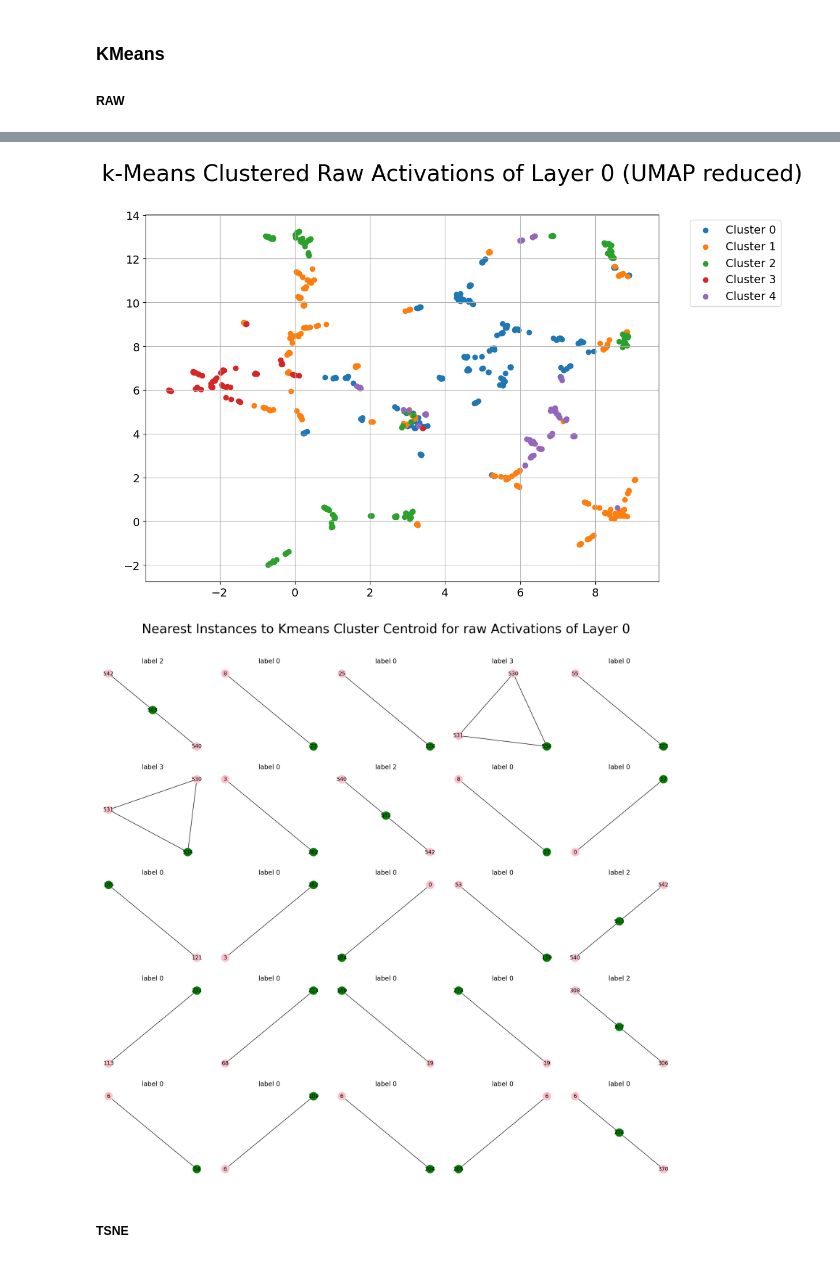
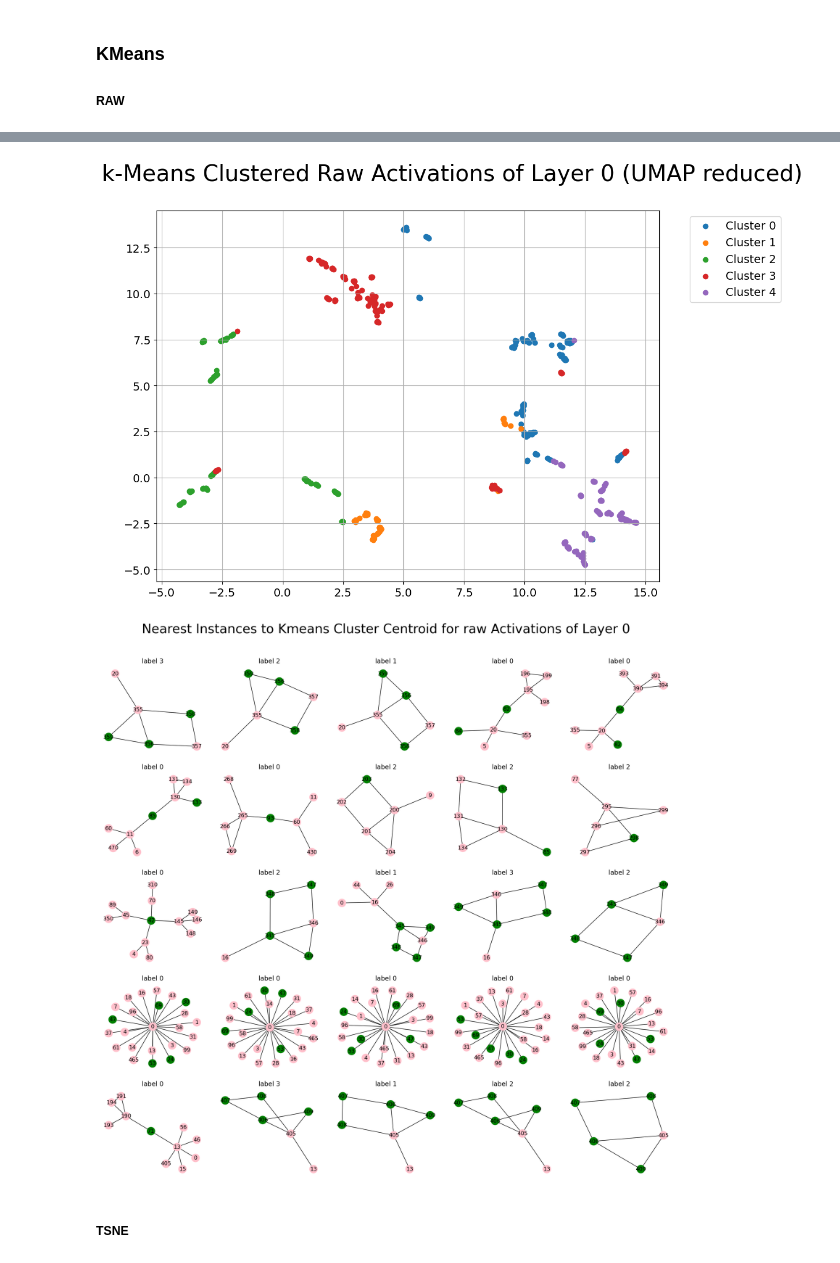
Before and after one commit to CharlotteMagister/GCExplainer, a Jupyter notebook: src/k_clustering/BA_Shapes.ipynb, the cells around one changed output, grey strips where cells are left out. Cells and saved outputs as stored; diff of their text form; code cells hidden in the pictures.

```diff
--- a/src/k_clustering/BA_Shapes.ipynb
+++ b/src/k_clustering/BA_Shapes.ipynb
@@ -47,12 +47,12 @@ np.random.seed(0)
 To enable them in other operations, rebuild TensorFlow with the appropriate compiler flags.
 # %%
 # general parameters
-dataset_name = "local_BA_Shapes"
+dataset_name = "local_100_BA_Shapes"
 
 model_type = BA_Shapes_GCN
 load_pretrained = True
 use_extern_model = True
-external_activations = "../../vgae_bashapes.embeds.npy"
+external_activations = "../../100_bashapes.embeds.npy"
 
 # hyperparameters
 k = 5
@@ -174,7 +174,7 @@ for layer_num, key in enumerate(activation_list):
 ##### RAW
 # %%
 num_nodes_view = 5
-num_expansions = 1
+num_expansions = 2
 edges = data['edge_list'].numpy()
 
 raw_kmeans_sample_feat = []
@@ -200,5 +200,5 @@ for layer_num, key in enumerate(activation_list):
-[figure, old version]
+[figure, new version]
-[figure, old version]
+[figure, new version]
 # %% [markdown]
 ##### TSNE
 # %%
```
Also changed, not shown: parts of 7 cells of this notebook, 19 other files.
